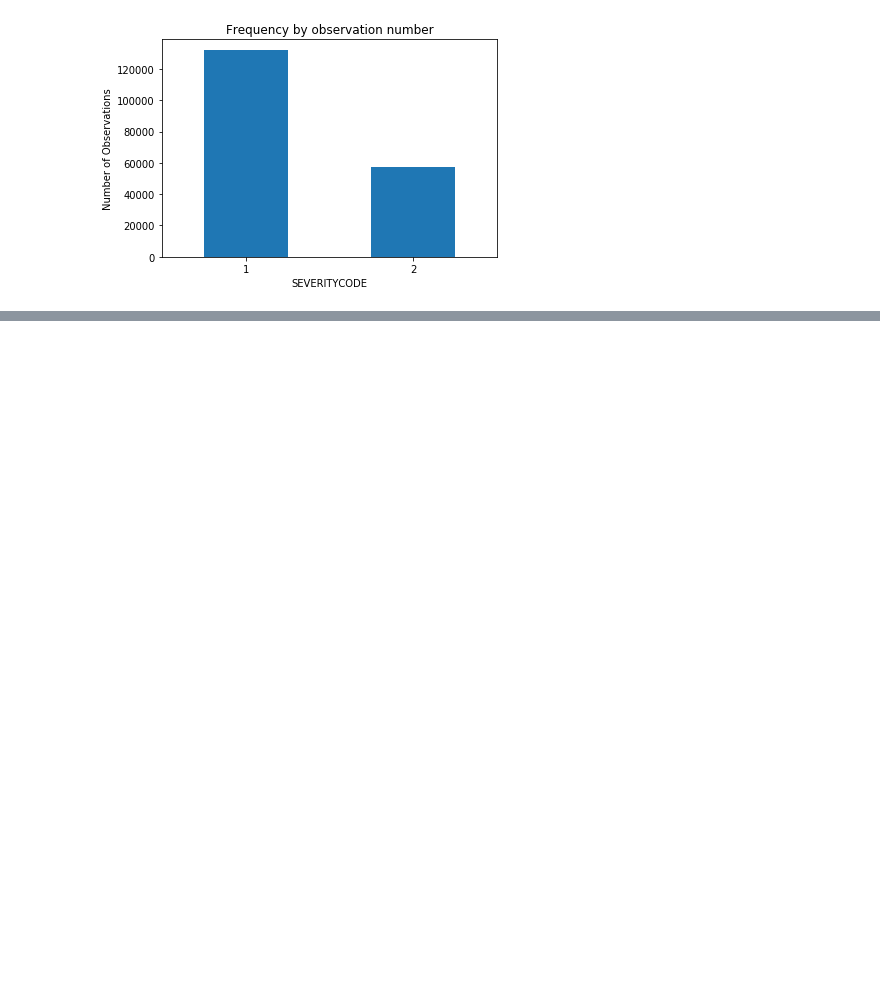
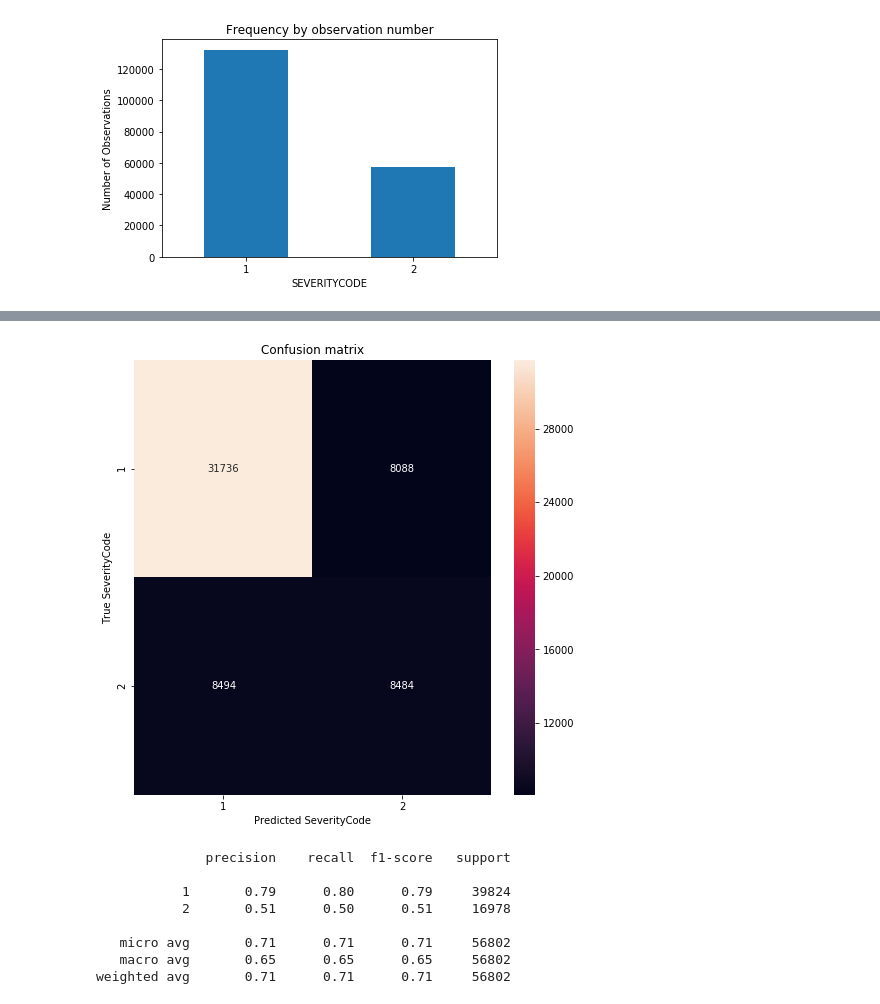
Before and after one commit to leaenbinario/Coursera_Capstone, a Jupyter notebook: Coursera_Capstone.ipynb, the cells around one changed output, grey strips where cells are left out. Drawn from its saved outputs; the diff is of its cells as text; code cells hidden in the pictures; blank space fills up the shorter version.

```diff
--- a/Coursera_Capstone.ipynb
+++ b/Coursera_Capstone.ipynb
@@ -211,0 +229,22 @@ weighted avg       0.76      0.75      0.69     56802
+# %%
+#We need improved recall=0.22 which is too slow
+
+#Applied weight = “balanced” to our training model
+def run_model_balanced(X_train, X_test, y_train, y_test):
+    clf = LogisticRegression(C=1.0,penalty='l2',random_state=1,solver="newton-cg",class_weight="balanced")
+    clf.fit(X_train, y_train)
+    return clf
+
+model = run_model_balanced(X_train, X_test, y_train, y_test)
+pred_y = model.predict(X_test)
+mostrar_resultados(y_test, pred_y)
+# %% [output]
+[figure, added]
+              precision    recall  f1-score   support
+
+           1       0.79      0.80      0.79     39824
+           2       0.51      0.50      0.51     16978
+
+   micro avg       0.71      0.71      0.71     56802
+   macro avg       0.65      0.65      0.65     56802
+weighted avg       0.71      0.71      0.71     56802
```
Also changed, not shown: parts of 2 cells of this notebook.
